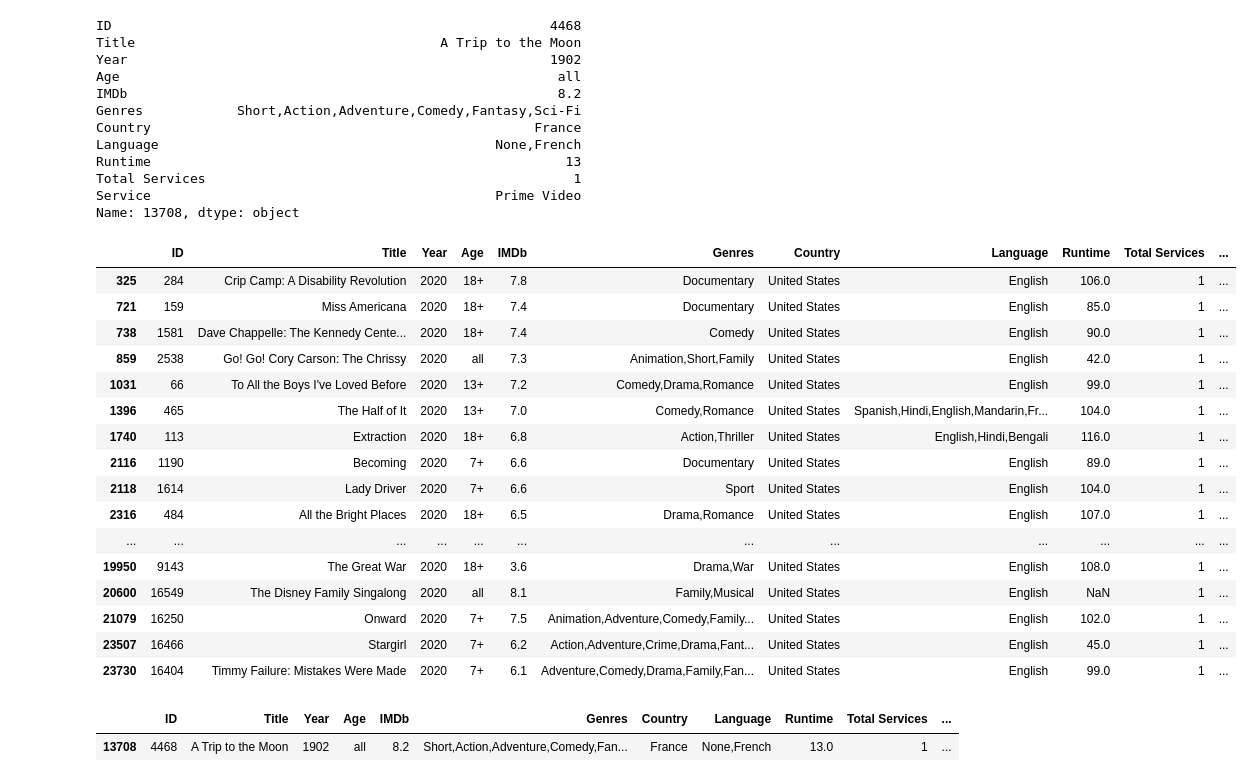
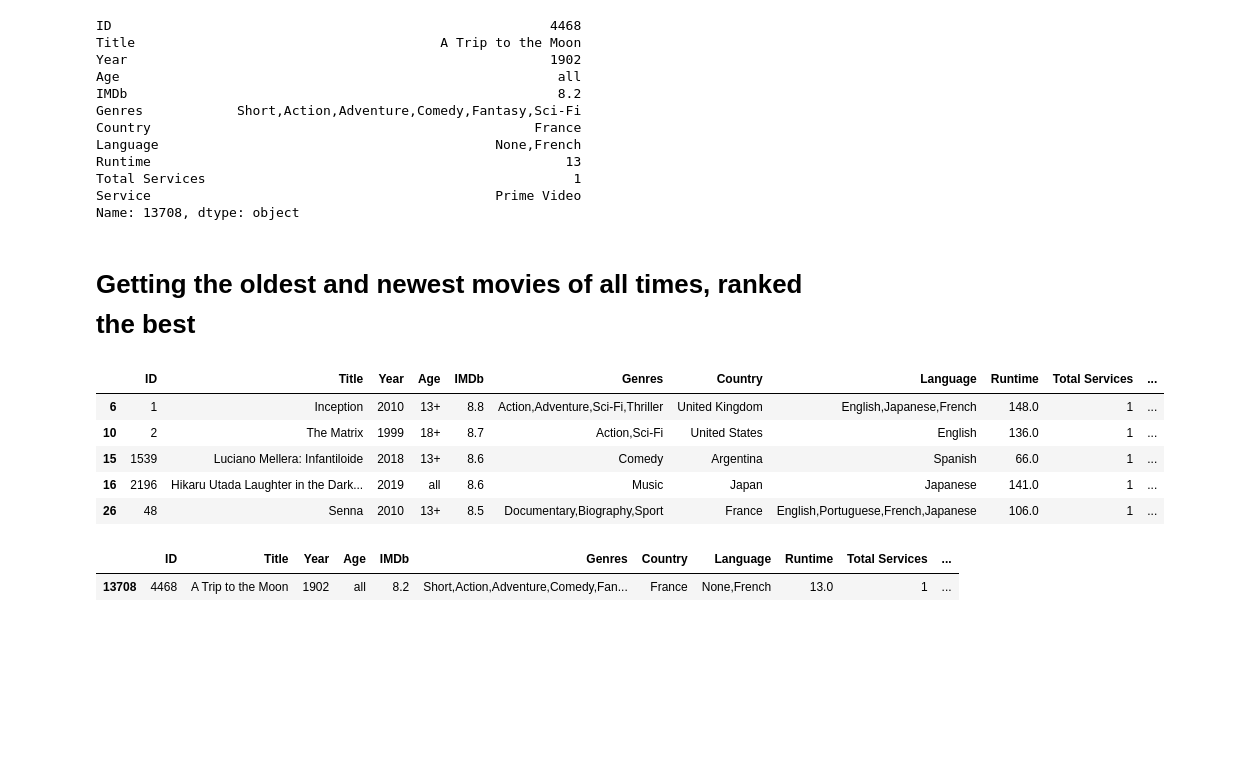
Before and after one commit to RoLDT/project-one-nesfils, a Jupyter notebook: Gabby.ipynb, the cells around one changed output. Saved outputs shown, nothing was run; the diff lists cells and outputs as text; code cells hidden in the pictures; blank space fills up the shorter version.

```diff
--- a/Gabby.ipynb
+++ b/Gabby.ipynb
@@ -344,26 +240,18 @@ Runtime                                                     13
 Total Services                                               1
 Service                                            Prime Video
 Name: 13708, dtype: object
+# %% [markdown]
+# Getting the oldest and newest movies of all times, ranked the best
 # %%
 uniquecountry_movies_df[uniquecountry_movies_df['Year']==uniquecountry_movies_df['Year'].max()]
+uniquecountry_movies_df.head()
 # %% [output]
 |  | ID | Title | Year | Age | IMDb | Genres | Country | Language | Runtime | Total Services | ... |
-| 325 | 284 | Crip Camp: A Disability Revolution | 2020 | 18+ | 7.8 | Documentary | United States | English | 106.0 | 1 | ... |
-| 721 | 159 | Miss Americana | 2020 | 18+ | 7.4 | Documentary | United States | English | 85.0 | 1 | ... |
-| 738 | 1581 | Dave Chappelle: The Kennedy Cente... | 2020 | 18+ | 7.4 | Comedy | United States | English | 90.0 | 1 | ... |
-| 859 | 2538 | Go! Go! Cory Carson: The Chrissy | 2020 | all | 7.3 | Animation,Short,Family | United States | English | 42.0 | 1 | ... |
-| 1031 | 66 | To All the Boys I've Loved Before | 2020 | 13+ | 7.2 | Comedy,Drama,Romance | United States | English | 99.0 | 1 | ... |
-| 1396 | 465 | The Half of It | 2020 | 13+ | 7.0 | Comedy,Romance | United States | Spanish,Hindi,English,Mandarin,Fr... | 104.0 | 1 | ... |
-| 1740 | 113 | Extraction | 2020 | 18+ | 6.8 | Action,Thriller | United States | English,Hindi,Bengali | 116.0 | 1 | ... |
-| 2116 | 1190 | Becoming | 2020 | 7+ | 6.6 | Documentary | United States | English | 89.0 | 1 | ... |
-| 2118 | 1614 | Lady Driver | 2020 | 7+ | 6.6 | Sport | United States | English | 104.0 | 1 | ... |
-| 2316 | 484 | All the Bright Places | 2020 | 18+ | 6.5 | Drama,Romance | United States | English | 107.0 | 1 | ... |
-| ... | ... | ... | ... | ... | ... | ... | ... | ... | ... | ... | ... |
-| 19950 | 9143 | The Great War | 2020 | 18+ | 3.6 | Drama,War | United States | English | 108.0 | 1 | ... |
-| 20600 | 16549 | The Disney Family Singalong | 2020 | all | 8.1 | Family,Musical | United States | English | NaN | 1 | ... |
-| 21079 | 16250 | Onward | 2020 | 7+ | 7.5 | Animation,Adventure,Comedy,Family... | United States | English | 102.0 | 1 | ... |
-| 23507 | 16466 | Stargirl | 2020 | 7+ | 6.2 | Action,Adventure,Crime,Drama,Fant... | United States | English | 45.0 | 1 | ... |
-| 23730 | 16404 | Timmy Failure: Mistakes Were Made | 2020 | 7+ | 6.1 | Adventure,Comedy,Drama,Family,Fan... | United States | English | 99.0 | 1 | ... |
+| 6 | 1 | Inception | 2010 | 13+ | 8.8 | Action,Adventure,Sci-Fi,Thriller | United Kingdom | English,Japanese,French | 148.0 | 1 | ... |
+| 10 | 2 | The Matrix | 1999 | 18+ | 8.7 | Action,Sci-Fi | United States | English | 136.0 | 1 | ... |
+| 15 | 1539 | Luciano Mellera: Infantiloide | 2018 | 13+ | 8.6 | Comedy | Argentina | Spanish | 66.0 | 1 | ... |
+| 16 | 2196 | Hikaru Utada Laughter in the Dark... | 2019 | all | 8.6 | Music | Japan | Japanese | 141.0 | 1 | ... |
+| 26 | 48 | Senna | 2010 | 13+ | 8.5 | Documentary,Biography,Sport | France | English,Portuguese,French,Japanese | 106.0 | 1 | ... |
 # %%
 uniquecountry_movies_df[uniquecountry_movies_df['Year']==uniquecountry_movies_df['Year'].min()]
 # %% [output]
```
Also changed, not shown: parts of 41 cells of this notebook.
